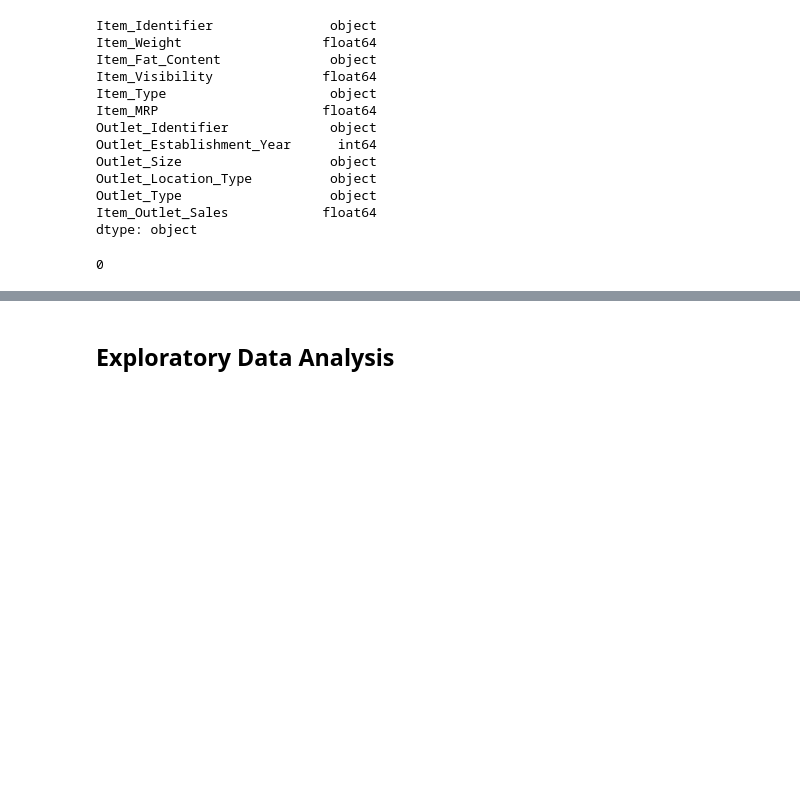
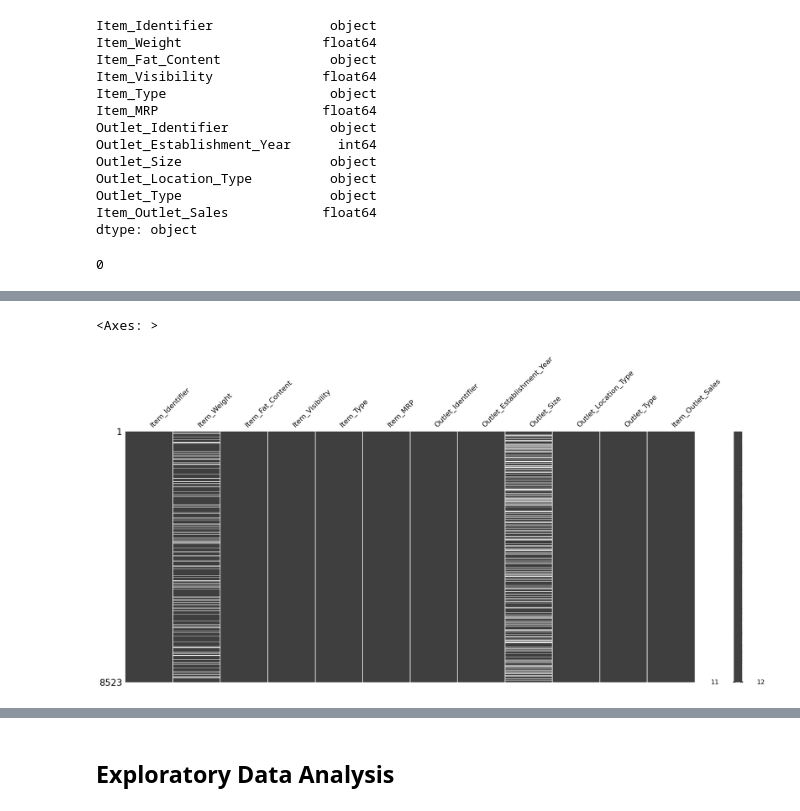
Before and after one commit to OMONa-E/Prediction-of-Product-Sales, a Jupyter notebook: Omona_Emmanuel_Prediction_of_Product_Sales.ipynb, the cells around one changed output, grey strips where cells are left out. Drawn from its saved outputs; the diff is of its cells as text; code cells hidden in the pictures; blank space fills up the shorter version.

```diff
--- a/Omona_Emmanuel_Prediction_of_Product_Sales.ipynb
+++ b/Omona_Emmanuel_Prediction_of_Product_Sales.ipynb
@@ -93,0 +169,6 @@ duplicates_row.sum()
+# %%
+#  Visualing missing data in matrix
+msno.matrix(df_sales_pred)
+# %% [output]
+<Axes: >
+[figure, added]
```
Also changed, not shown: parts of 19 cells of this notebook.
